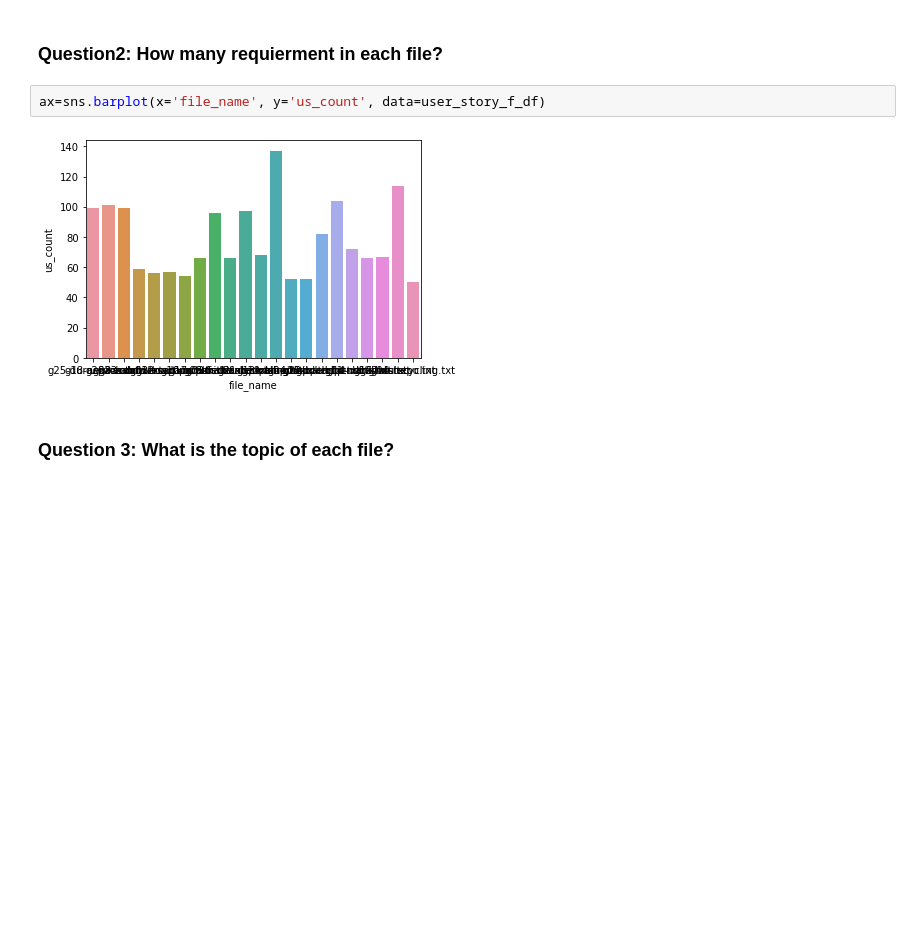
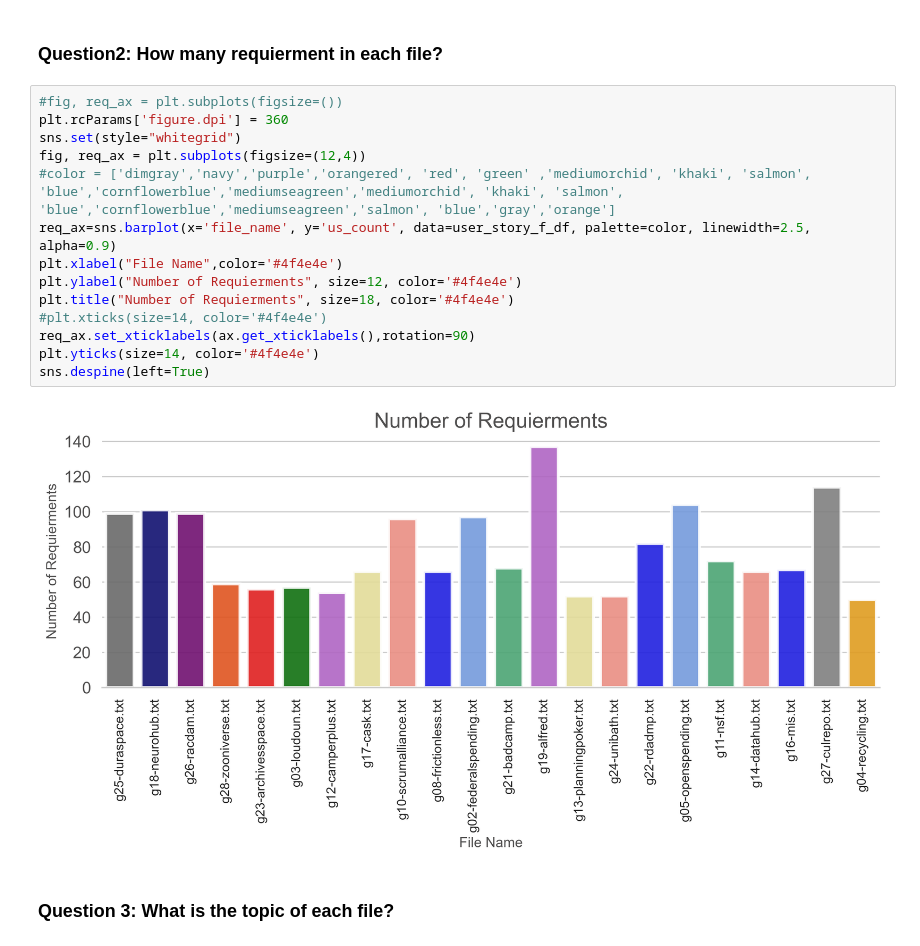
Before and after one commit to alqahysa/DS_Capstone_Project, a Jupyter notebook: us_cocetual_modeling.ipynb, the cells around one changed output. Cells and saved outputs as stored; diff of their text form; blank space fills up the shorter version.

```diff
--- a/us_cocetual_modeling.ipynb
+++ b/us_cocetual_modeling.ipynb
@@ -257,10 +256,22 @@ most_common_df.plot.bar(x='word',y='count')
 As we can see above, the plot above showing that data
 # %% [markdown]
 ### Question2: How many requierment in each file?
-# %%
-ax=sns.barplot(x='file_name', y='us_count', data=user_story_f_df)
-# %% [output]
-[figure, removed]
+# %%
+#fig, req_ax = plt.subplots(figsize=())
+plt.rcParams['figure.dpi'] = 360
+sns.set(style="whitegrid")
+fig, req_ax = plt.subplots(figsize=(12,4))
+#color = ['dimgray','navy','purple','orangered', 'red', 'green' ,'mediumorchid', 'khaki', 'salmon', 'blue','cornflowerblue','mediumseagreen','mediumorchid', 'khaki', 'salmon', 'blue','cornflowerblue','mediumseagreen','salmon', 'blue','gray','orange']
+req_ax=sns.barplot(x='file_name', y='us_count', data=user_story_f_df, palette=color, linewidth=2.5, alpha=0.9)
+plt.xlabel("File Name",color='#4f4e4e')
+plt.ylabel("Number of Requierments", size=12, color='#4f4e4e')
+plt.title("Number of Requierments", size=18, color='#4f4e4e')
+#plt.xticks(size=14, color='#4f4e4e')
+req_ax.set_xticklabels(ax.get_xticklabels(),rotation=90)
+plt.yticks(size=14, color='#4f4e4e')
+sns.despine(left=True)
+# %% [output]
+[figure, added]
 # %% [markdown]
 ### Question 3: What is the topic of each file?
 # %%
```
Also changed, not shown: parts of 2 cells of this notebook, 1 other file.
